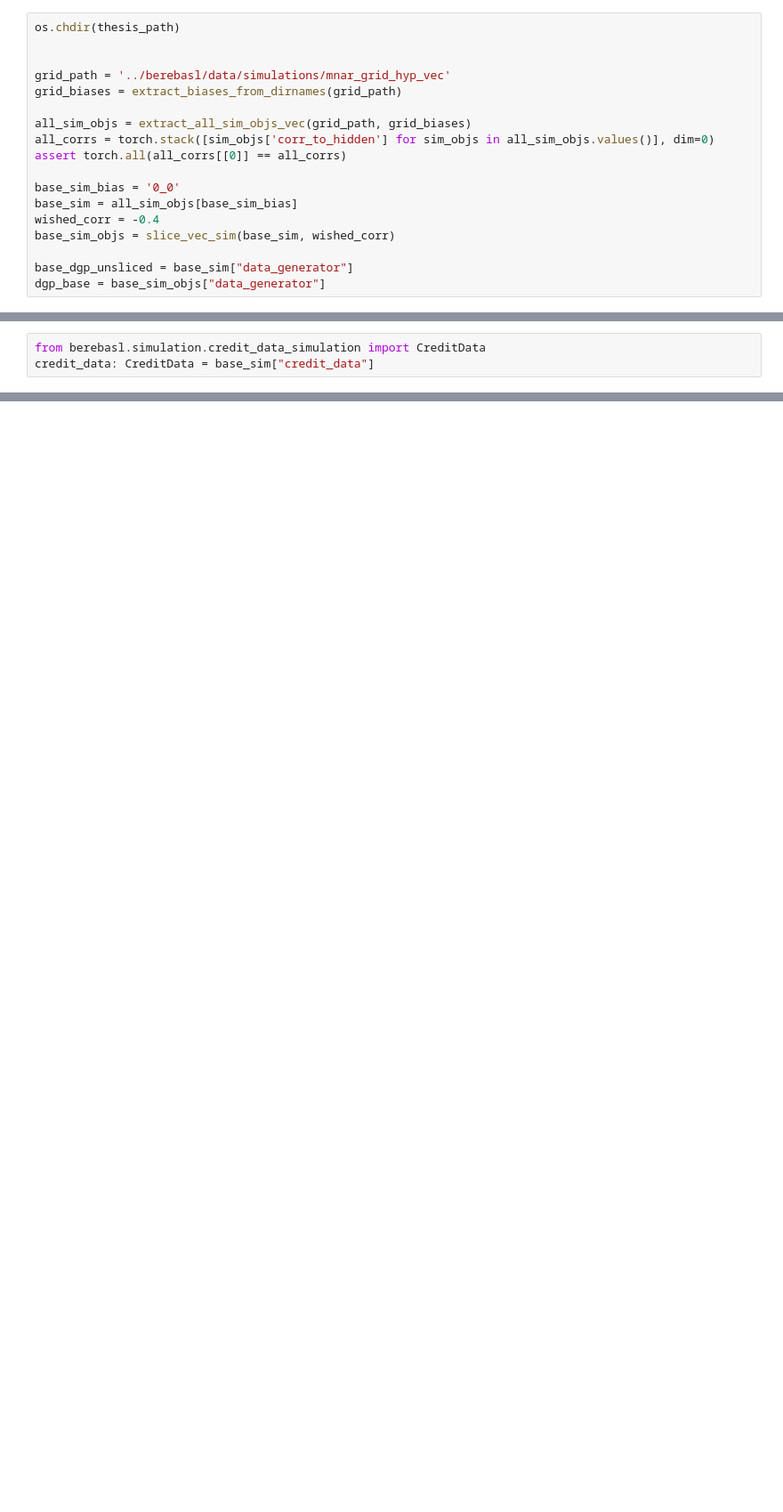
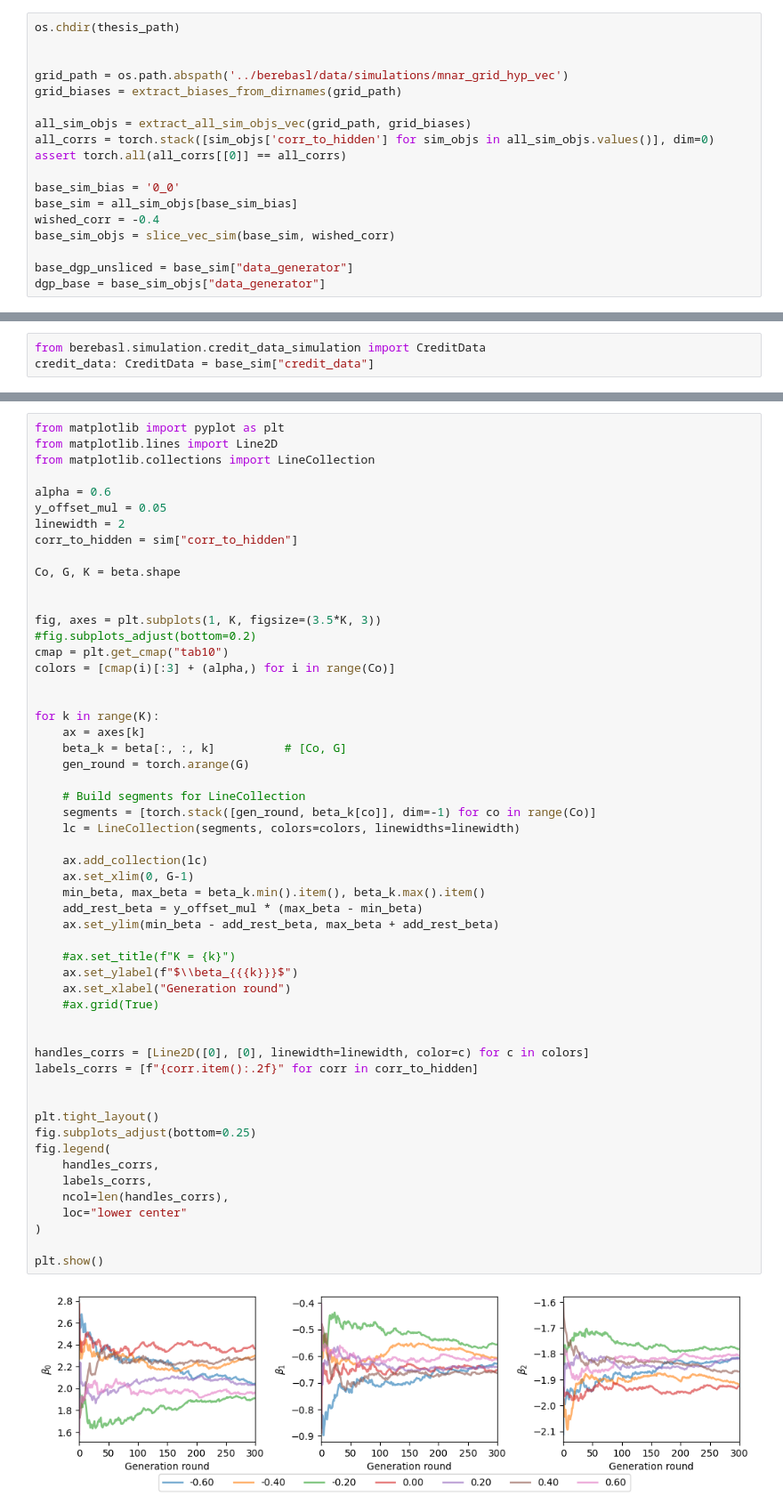
Before and after one commit to TheBISEconStatcian/BEReBASL, a Jupyter notebook: dev/tmp_develop.ipynb, the cells around one changed output, grey strips where cells are left out. Shown at 89% size. Drawn from its saved outputs; the diff is of its cells as text; blank space fills up the shorter version.

Commit message:
getting the betas

```diff
--- a/dev/tmp_develop.ipynb
+++ b/dev/tmp_develop.ipynb
@@ -25,7 +25,7 @@ os.chdir(base_path)
 os.chdir(thesis_path)
 
 
-grid_path = '../berebasl/data/simulations/mnar_grid_hyp_vec'
+grid_path = os.path.abspath('../berebasl/data/simulations/mnar_grid_hyp_vec')
 grid_biases = extract_biases_from_dirnames(grid_path)
 
 all_sim_objs = extract_all_sim_objs_vec(grid_path, grid_biases)
@@ -69,0 +122,56 @@ _LinAlgError: linalg.cholesky: (Batch element 0): The factorization could not be
+# %%
+from matplotlib import pyplot as plt
+from matplotlib.lines import Line2D
+from matplotlib.collections import LineCollection
+
+alpha = 0.6
+y_offset_mul = 0.05
+linewidth = 2
+corr_to_hidden = sim["corr_to_hidden"]
+
+Co, G, K = beta.shape
+
+
+fig, axes = plt.subplots(1, K, figsize=(3.5*K, 3))
+#fig.subplots_adjust(bottom=0.2)
+cmap = plt.get_cmap("tab10")
+colors = [cmap(i)[:3] + (alpha,) for i in range(Co)]
+
+
+for k in range(K):
+    ax = axes[k]
+    beta_k = beta[:, :, k]          # [Co, G]
+    gen_round = torch.arange(G)
+
+    # Build segments for LineCollection
+    segments = [torch.stack([gen_round, beta_k[co]], dim=-1) for co in range(Co)]
+    lc = LineCollection(segments, colors=colors, linewidths=linewidth)
+
+    ax.add_collection(lc)
+    ax.set_xlim(0, G-1)
+    min_beta, max_beta = beta_k.min().item(), beta_k.max().item()
+    add_rest_beta = y_offset_mul * (max_beta - min_beta)
+    ax.set_ylim(min_beta - add_rest_beta, max_beta + add_rest_beta)
+
+    #ax.set_title(f"K = {k}")
+    ax.set_ylabel(f"$\\beta_{{{k}}}$")
+    ax.set_xlabel("Generation round")
+    #ax.grid(True)
+
+
+handles_corrs = [Line2D([0], [0], linewidth=linewidth, color=c) for c in colors]
+labels_corrs = [f"{corr.item():.2f}" for corr in corr_to_hidden]
+
+
+plt.tight_layout()
+fig.subplots_adjust(bottom=0.25)
+fig.legend(
+    handles_corrs,
+    labels_corrs,
+    ncol=len(handles_corrs),
+    loc="lower center"
+)
+
+plt.show()
+# %% [output]
+[figure, added]
```
Also changed, not shown: parts of 9 cells of this notebook.
